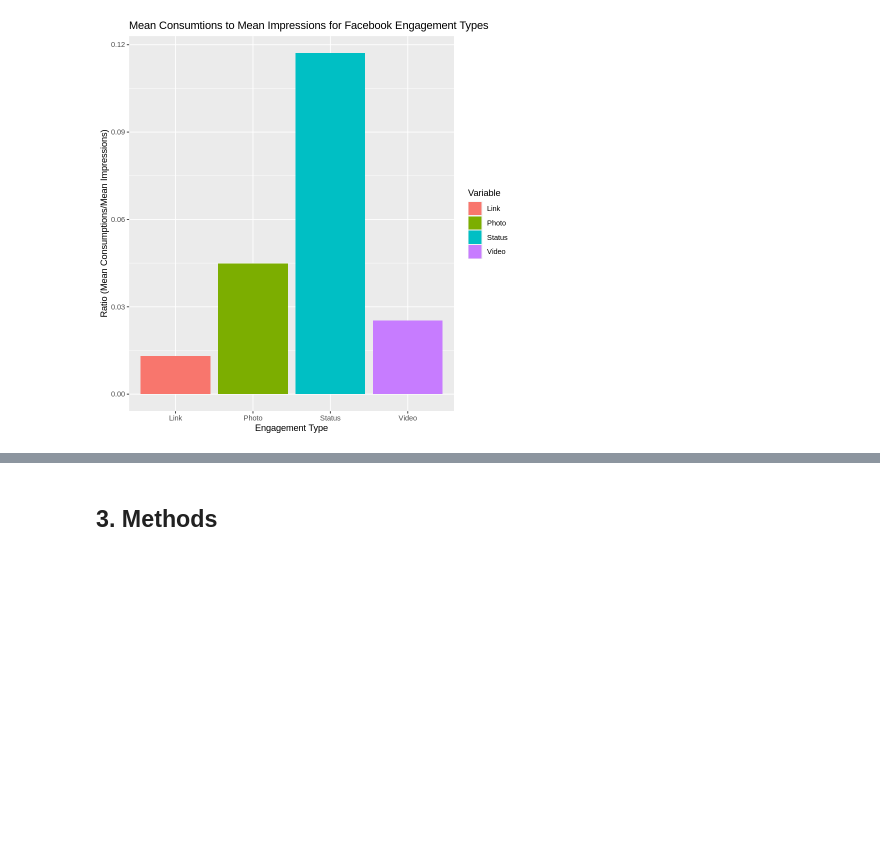
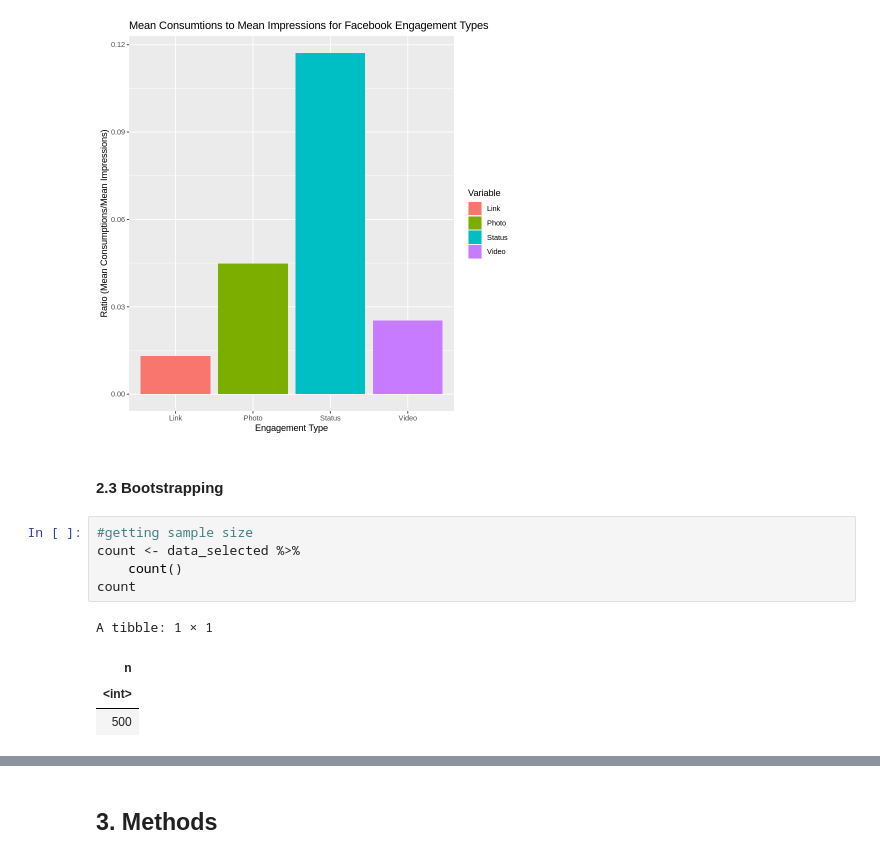
Before and after one commit to Damaay/STAT-201-Project, a Jupyter notebook: Group 33.ipynb, the cells around one changed output, grey strips where cells are left out. Saved outputs shown, nothing was run; the diff lists cells and outputs as text; blank space fills up the shorter version.

Commit message:
got bootstrap
got bootstrap

```diff
--- a/Group 33.ipynb
+++ b/Group 33.ipynb
@@ -114,3 +120,15 @@ data_ratio_plot <- data_summary %>%
 data_ratio_plot
 # %% [output]
 [figure]
+# %% [markdown]
+#### 2.3 Bootstrapping
+# %%
+#getting sample size
+count <- data_selected %>%
+    count()
+count
+# %% [output]
+A tibble: 1 × 1
+| n |
+| <int> |
+| 500 |
```
Also changed, not shown: parts of 4 cells of this notebook.
